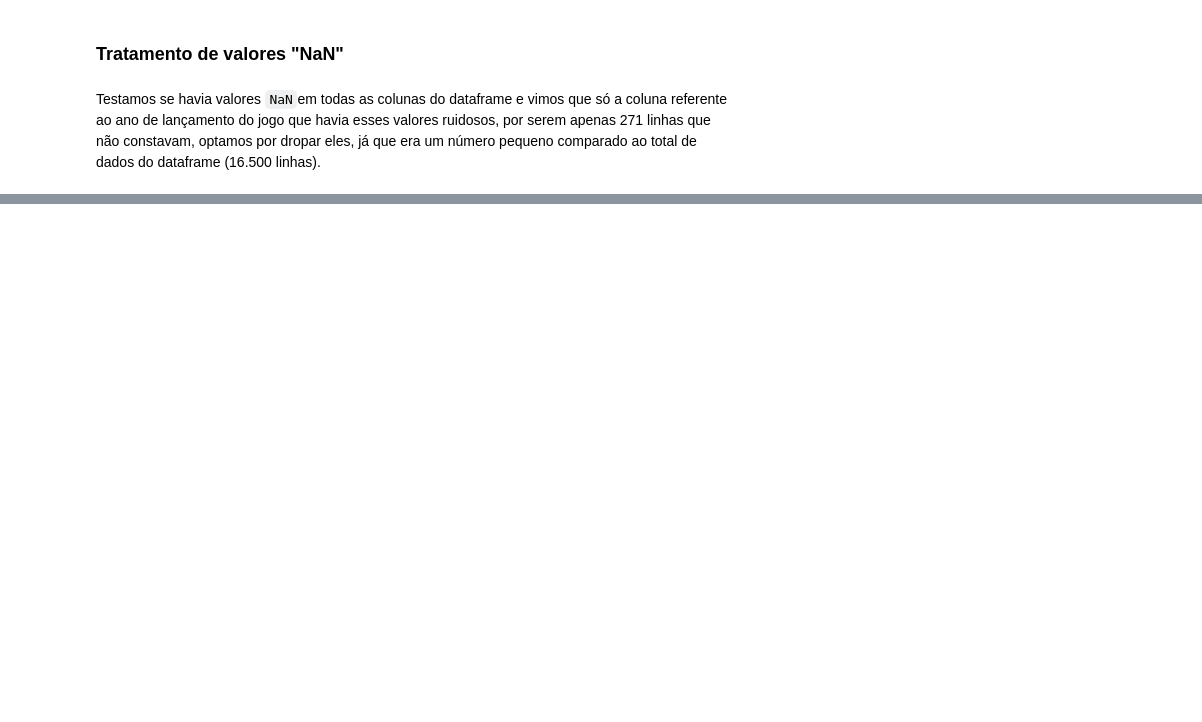
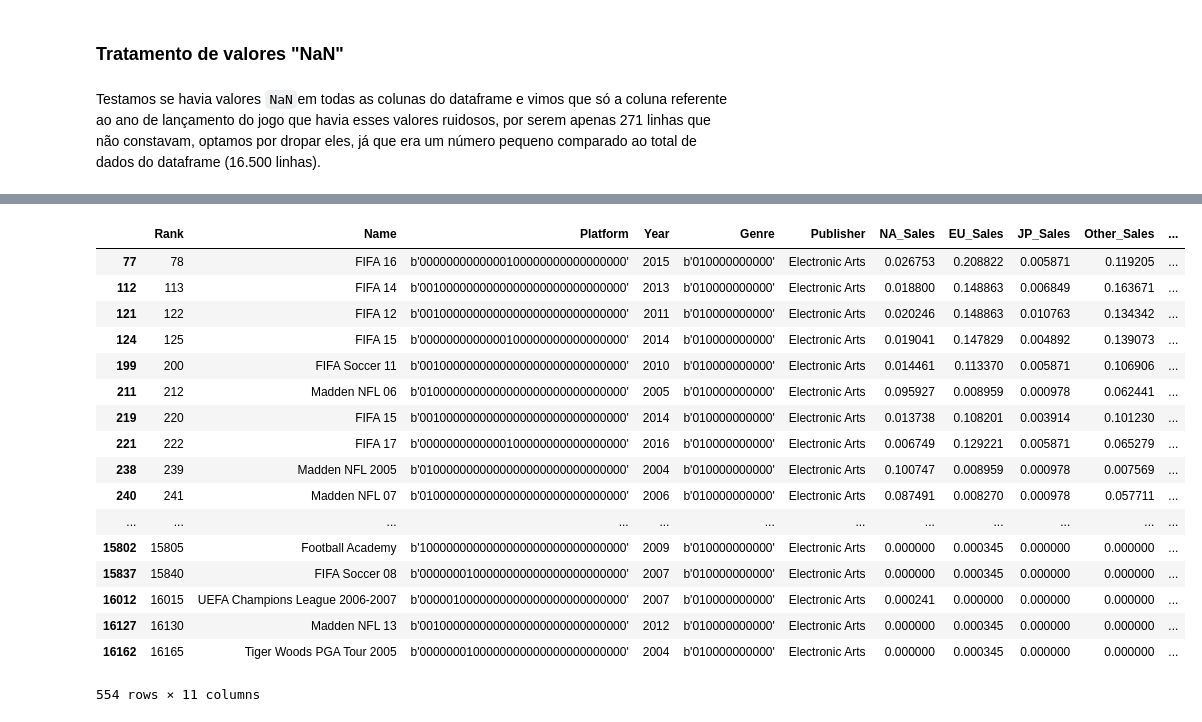
Before and after one commit to matheusraz/DS-Project, a Jupyter notebook: Projeto.ipynb, the cells around one changed output, grey strips where cells are left out. Drawn from its saved outputs; the diff is of its cells as text; code cells hidden in the pictures; blank space fills up the shorter version.

```diff
--- a/Projeto.ipynb
+++ b/Projeto.ipynb
@@ -123,0 +303,23 @@ Testamos se havia valores `NaN`em todas as colunas do dataframe e vimos que só
+# %%
+# print(convert_genre[0])
+# print(convert_genre[1])
+df[(df['Publisher'] == 'Electronic Arts') & (df['Genre'] == convert_genre[0][1])]
+# %% [output]
+|  | Rank | Name | Platform | Year | Genre | Publisher | NA_Sales | EU_Sales | JP_Sales | Other_Sales | ... |
+| 77 | 78 | FIFA 16 | b'0000000000000100000000000000000' | 2015 | b'010000000000' | Electronic Arts | 0.026753 | 0.208822 | 0.005871 | 0.119205 | ... |
+| 112 | 113 | FIFA 14 | b'0010000000000000000000000000000' | 2013 | b'010000000000' | Electronic Arts | 0.018800 | 0.148863 | 0.006849 | 0.163671 | ... |
+| 121 | 122 | FIFA 12 | b'0010000000000000000000000000000' | 2011 | b'010000000000' | Electronic Arts | 0.020246 | 0.148863 | 0.010763 | 0.134342 | ... |
+| 124 | 125 | FIFA 15 | b'0000000000000100000000000000000' | 2014 | b'010000000000' | Electronic Arts | 0.019041 | 0.147829 | 0.004892 | 0.139073 | ... |
+| 199 | 200 | FIFA Soccer 11 | b'0010000000000000000000000000000' | 2010 | b'010000000000' | Electronic Arts | 0.014461 | 0.113370 | 0.005871 | 0.106906 | ... |
+| 211 | 212 | Madden NFL 06 | b'0100000000000000000000000000000' | 2005 | b'010000000000' | Electronic Arts | 0.095927 | 0.008959 | 0.000978 | 0.062441 | ... |
+| 219 | 220 | FIFA 15 | b'0010000000000000000000000000000' | 2014 | b'010000000000' | Electronic Arts | 0.013738 | 0.108201 | 0.003914 | 0.101230 | ... |
+| 221 | 222 | FIFA 17 | b'0000000000000100000000000000000' | 2016 | b'010000000000' | Electronic Arts | 0.006749 | 0.129221 | 0.005871 | 0.065279 | ... |
+| 238 | 239 | Madden NFL 2005 | b'0100000000000000000000000000000' | 2004 | b'010000000000' | Electronic Arts | 0.100747 | 0.008959 | 0.000978 | 0.007569 | ... |
+| 240 | 241 | Madden NFL 07 | b'0100000000000000000000000000000' | 2006 | b'010000000000' | Electronic Arts | 0.087491 | 0.008270 | 0.000978 | 0.057711 | ... |
+| ... | ... | ... | ... | ... | ... | ... | ... | ... | ... | ... | ... |
+| 15802 | 15805 | Football Academy | b'1000000000000000000000000000000' | 2009 | b'010000000000' | Electronic Arts | 0.000000 | 0.000345 | 0.000000 | 0.000000 | ... |
+| 15837 | 15840 | FIFA Soccer 08 | b'0000000100000000000000000000000' | 2007 | b'010000000000' | Electronic Arts | 0.000000 | 0.000345 | 0.000000 | 0.000000 | ... |
+| 16012 | 16015 | UEFA Champions League 2006-2007 | b'0000010000000000000000000000000' | 2007 | b'010000000000' | Electronic Arts | 0.000241 | 0.000000 | 0.000000 | 0.000000 | ... |
+| 16127 | 16130 | Madden NFL 13 | b'0010000000000000000000000000000' | 2012 | b'010000000000' | Electronic Arts | 0.000000 | 0.000345 | 0.000000 | 0.000000 | ... |
+| 16162 | 16165 | Tiger Woods PGA Tour 2005 | b'0000000100000000000000000000000' | 2004 | b'010000000000' | Electronic Arts | 0.000000 | 0.000345 | 0.000000 | 0.000000 | ... |
+554 rows × 11 columns
```
Also changed, not shown: parts of 18 cells of this notebook, 1 other file.
